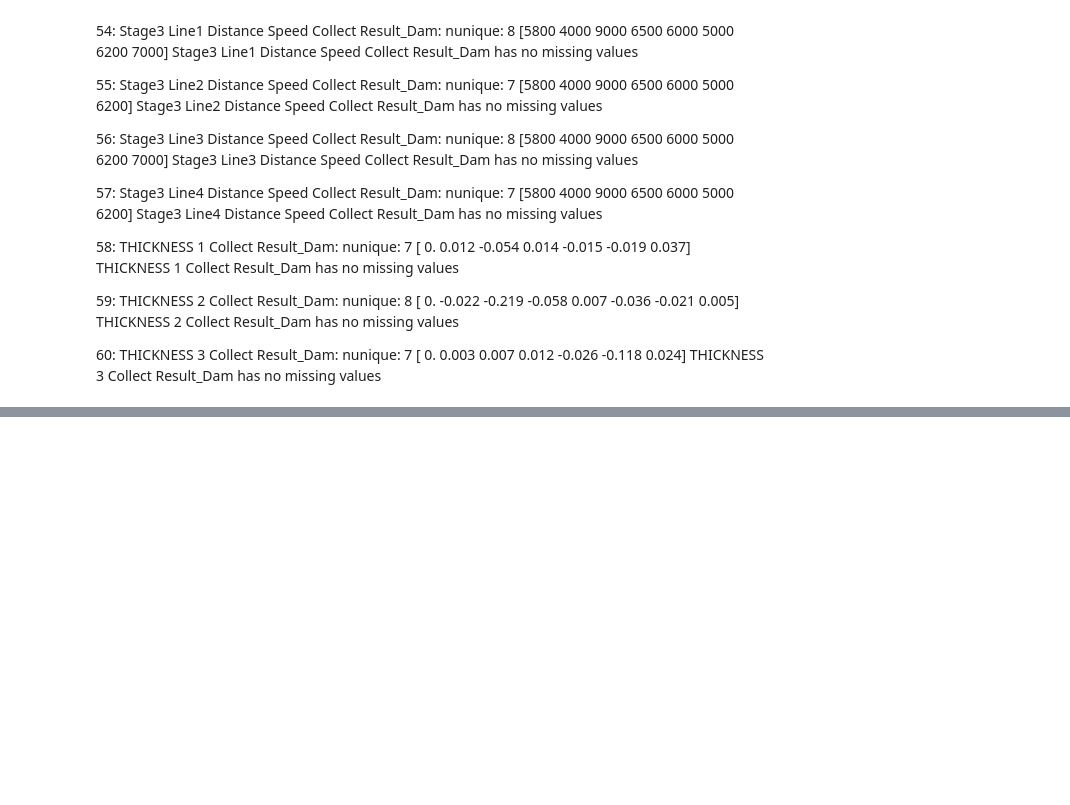
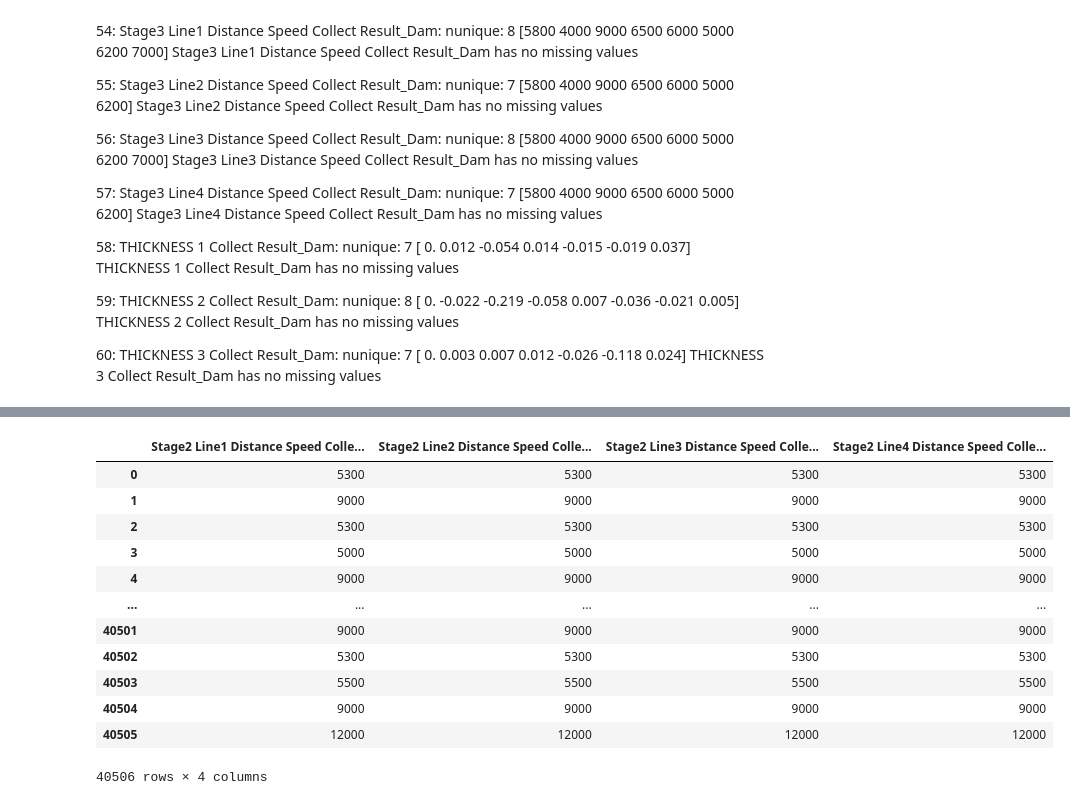
Before and after one commit to Downy-newlearner/find_abnormal, a Jupyter notebook: column_describing/column_describing_Dam.ipynb, the cells around one changed output, grey strips where cells are left out. Saved outputs shown, nothing was run; the diff lists cells and outputs as text; code cells hidden in the pictures; blank space fills up the shorter version.

```diff
--- a/column_describing/column_describing_Dam.ipynb
+++ b/column_describing/column_describing_Dam.ipynb
@@ -468,0 +620,9 @@ train_second_1020_same['target'].value_counts()
+# %%
+# train_second에서 'Stage1 Circle'로 시작하는 컬럼명을 가진 컬럼들만 추출하여 데이터프레임 생성
+train_second_Stage1_Line = train_second[train_second.columns[train_second.columns.str.startswith('Stage1 Line')]]
+
+# train_second에서 'Stage2 Line'로 시작하는 컬럼명을 가진 컬럼들만 추출하여 데이터프레임 생성
+train_second_Stage2_Line = train_second[train_second.columns[train_second.columns.str.startswith('Stage2 Line')]]
+
+# train_second에서 'Stage3 Line'로 시작하는 컬럼명을 가진 컬럼들만 추출하여 데이터프레임 생성
+train_second_Stage3_Line = train_second[train_second.columns[train_second.columns.str.startswith('Stage3 Line')]]
@@ -468,0 +649,16 @@ train_second_1020_same['target'].value_counts()
+# %%
+train_second_Stage2_Line
+# %% [output]
+|  | Stage2 Line1 Distance Speed Colle... | Stage2 Line2 Distance Speed Colle... | Stage2 Line3 Distance Speed Colle... | Stage2 Line4 Distance Speed Colle... |
+| 0 | 5300 | 5300 | 5300 | 5300 |
+| 1 | 9000 | 9000 | 9000 | 9000 |
+| 2 | 5300 | 5300 | 5300 | 5300 |
+| 3 | 5000 | 5000 | 5000 | 5000 |
+| 4 | 9000 | 9000 | 9000 | 9000 |
+| ... | ... | ... | ... | ... |
+| 40501 | 9000 | 9000 | 9000 | 9000 |
+| 40502 | 5300 | 5300 | 5300 | 5300 |
+| 40503 | 5500 | 5500 | 5500 | 5500 |
+| 40504 | 9000 | 9000 | 9000 | 9000 |
+| 40505 | 12000 | 12000 | 12000 | 12000 |
+40506 rows × 4 columns
```
Also changed, not shown: parts of 23 cells of this notebook, 4 other files.
